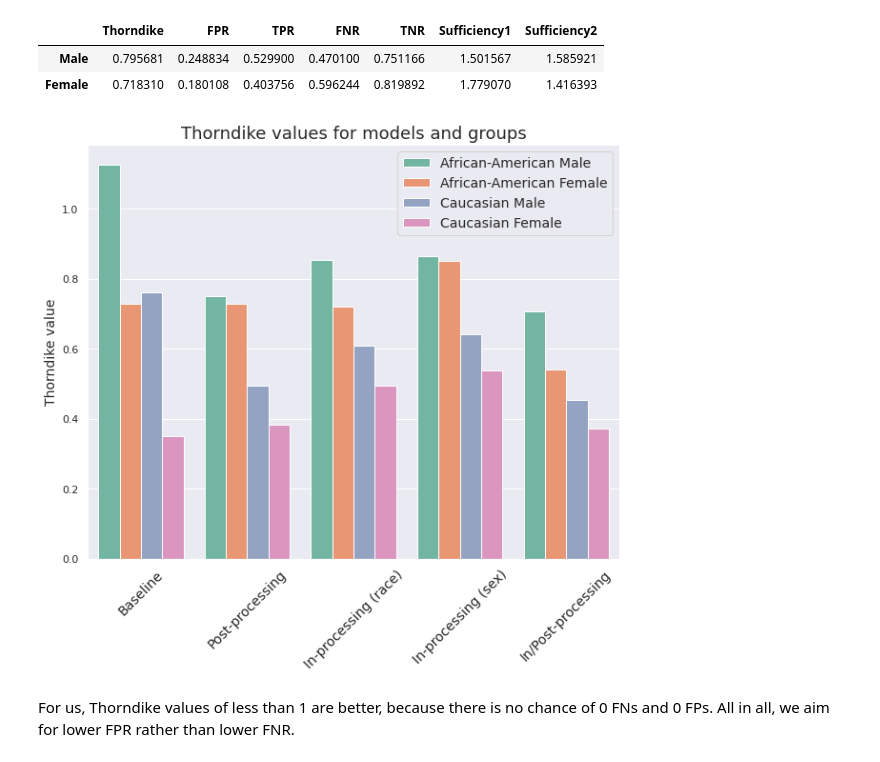
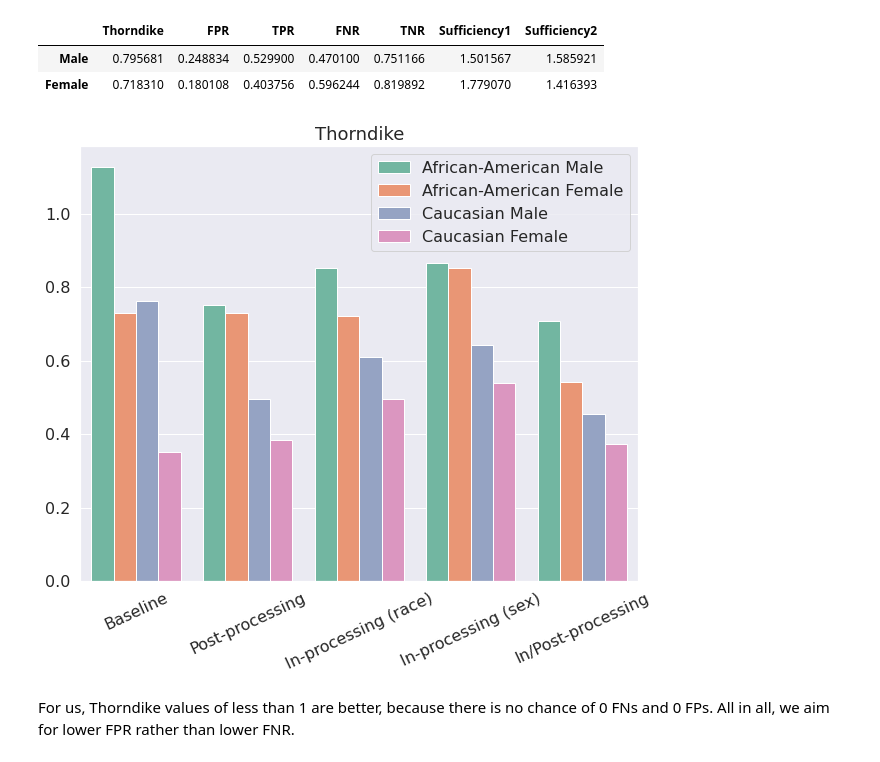
Before and after one commit to llmlks/fairness-recidivism, a Jupyter notebook: Project3.ipynb, the cells around one changed output. Saved outputs shown, nothing was run; the diff lists cells and outputs as text; code cells hidden in the pictures.

Commit message:
Updated images

```diff
--- a/Project3.ipynb
+++ b/Project3.ipynb
@@ -907,30 +908,31 @@ sex
 # %%
 th_df = pd.DataFrame({'Group': ['African-American Male', 'African-American Female', 'Caucasian Male', 'Caucasian Female'],
                       'Baseline': baseline.Thorndike, 'Post-processing': post_processing.Thorndike,
                       'In-processing (race)': in_race.Thorndike, 'In-processing (sex)': in_sex.Thorndike,
                       'In/Post-processing': in_race_post_sex.Thorndike
                      }).melt(id_vars=['Group'],
                            value_vars=['Baseline', 'Post-processing',
                                        'In-processing (race)', 'In-processing (sex)', 'In/Post-processing'])
 
 
 plt.figure(figsize=(10, 8))
 sns.barplot(x="variable",
             y="value",
             hue="Group",
             data=th_df,
             palette='Set2'
            )
-plt.ylabel("Thorndike value", size=14)
+plt.ylabel("", size=14)
 plt.xlabel('')
-plt.xticks(fontsize=14, rotation=45)
-plt.legend(fontsize=14)
-plt.title("Thorndike values for models and groups", size=18)
+plt.xticks(fontsize=16, rotation=25)
+plt.yticks(fontsize=16)
+plt.legend(fontsize=16)
+plt.title("Thorndike", size=18)
 # plt.savefig("grouped_barplot_Seaborn_barplot_Python.png")
 
 plt.show()
 # %% [output]
-[figure, old version]
+[figure, new version]
 # %% [markdown]
 For us, Thorndike values of less than 1 are better, because there is no chance of 0 FNs and 0 FPs. All in all, we aim for lower FPR rather than lower FNR.
 # %%
```
Also changed, not shown: parts of 6 cells of this notebook.
